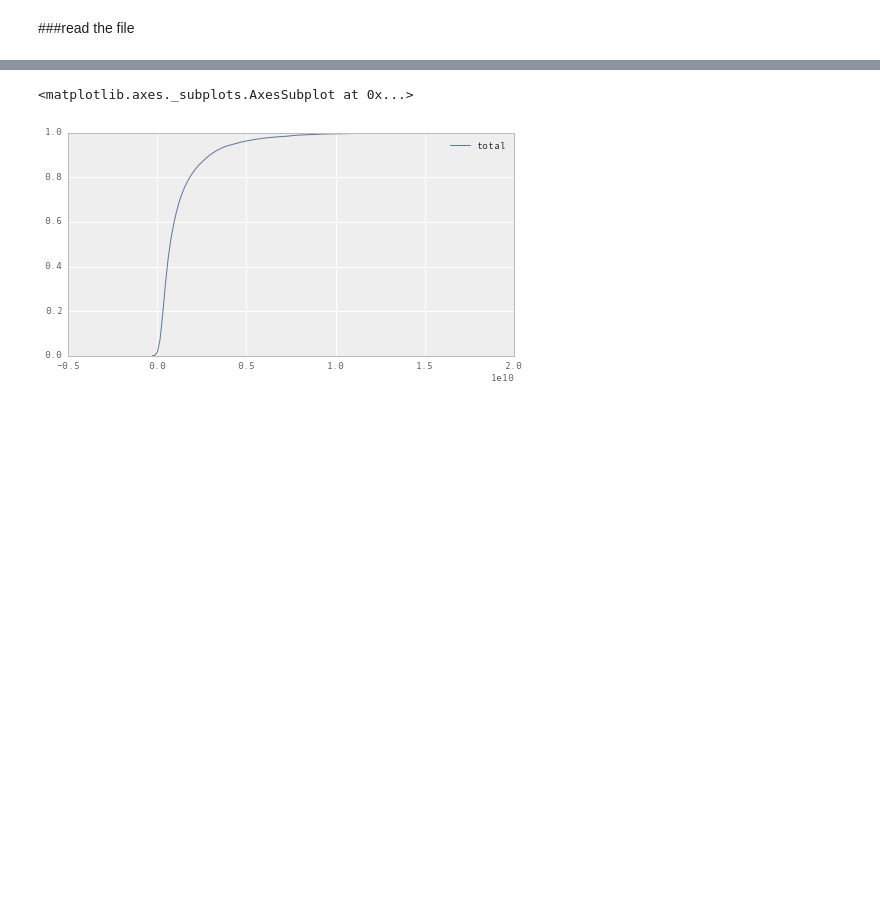
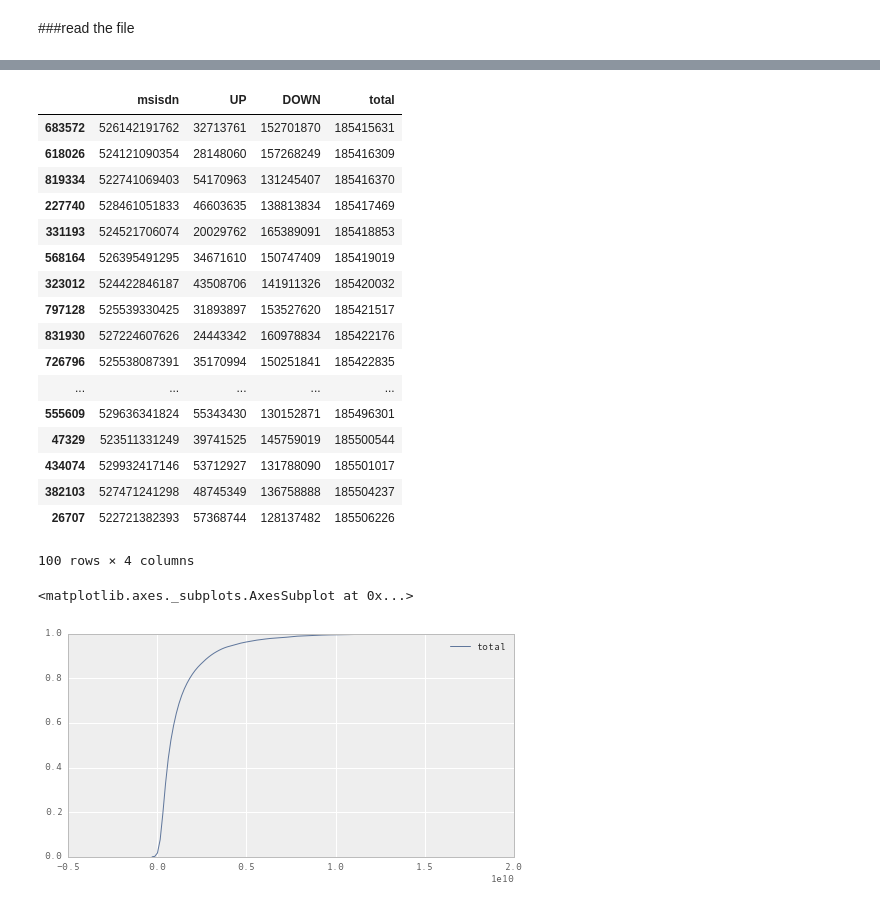
Before and after one commit to nicolasgo/_pmx, a Jupyter notebook: SpecialReq-Basix.ipynb, the cells around one changed output, grey strips where cells are left out. Saved outputs shown, nothing was run; the diff lists cells and outputs as text; code cells hidden in the pictures; blank space fills up the shorter version.

```diff
--- a/SpecialReq-Basix.ipynb
+++ b/SpecialReq-Basix.ipynb
@@ -43,3 +43,2 @@ memory usage: 49.5 MB
-# %%
-w=df.sort(['total'],ascending=False).head(10)
-w.to_csv(file_name+'worst',index=False)
+# %%
+df.sort(['total']).total.describe().astype(int)
@@ -45,0 +55,5 @@ w.to_csv(file_name+'worst',index=False)
+# %%
+idx=int(70*len(df)/100)
+print idx
+w =df.sort(['total'])[idx:]
+w.total.describe().astype(int)
@@ -46,3 +80,30 @@ w.to_csv(file_name+'worst',index=False)
+# %%
+ww=w.head(100).copy()
+ww.msisdn=ww['msisdn'].apply(lambda x: np.int64('52'+str(x)))
+#ww.msisdn.to_csv(file_name+'avg',index=False,header=False)
+ww.msisdn.to_csv(_rootdir+'data/fraud_loop.in',index=False,header=False)
+
+ww
+#
+# %% [output]
+|  | msisdn | UP | DOWN | total |
+| 683572 | 526142191762 | 32713761 | 152701870 | 185415631 |
+| 618026 | 524121090354 | 28148060 | 157268249 | 185416309 |
+| 819334 | 522741069403 | 54170963 | 131245407 | 185416370 |
+| 227740 | 528461051833 | 46603635 | 138813834 | 185417469 |
+| 331193 | 524521706074 | 20029762 | 165389091 | 185418853 |
+| 568164 | 526395491295 | 34671610 | 150747409 | 185419019 |
+| 323012 | 524422846187 | 43508706 | 141911326 | 185420032 |
+| 797128 | 525539330425 | 31893897 | 153527620 | 185421517 |
+| 831930 | 527224607626 | 24443342 | 160978834 | 185422176 |
+| 726796 | 525538087391 | 35170994 | 150251841 | 185422835 |
+| ... | ... | ... | ... | ... |
+| 555609 | 529636341824 | 55343430 | 130152871 | 185496301 |
+| 47329 | 523511331249 | 39741525 | 145759019 | 185500544 |
+| 434074 | 529932417146 | 53712927 | 131788090 | 185501017 |
+| 382103 | 527471241298 | 48745349 | 136758888 | 185504237 |
+| 26707 | 522721382393 | 57368744 | 128137482 | 185506226 |
+100 rows × 4 columns
 # %%
 t=df[df['total']>200000000].total#
 type(t)
```
Also changed, not shown: parts of 7 cells of this notebook, 1 other file.
